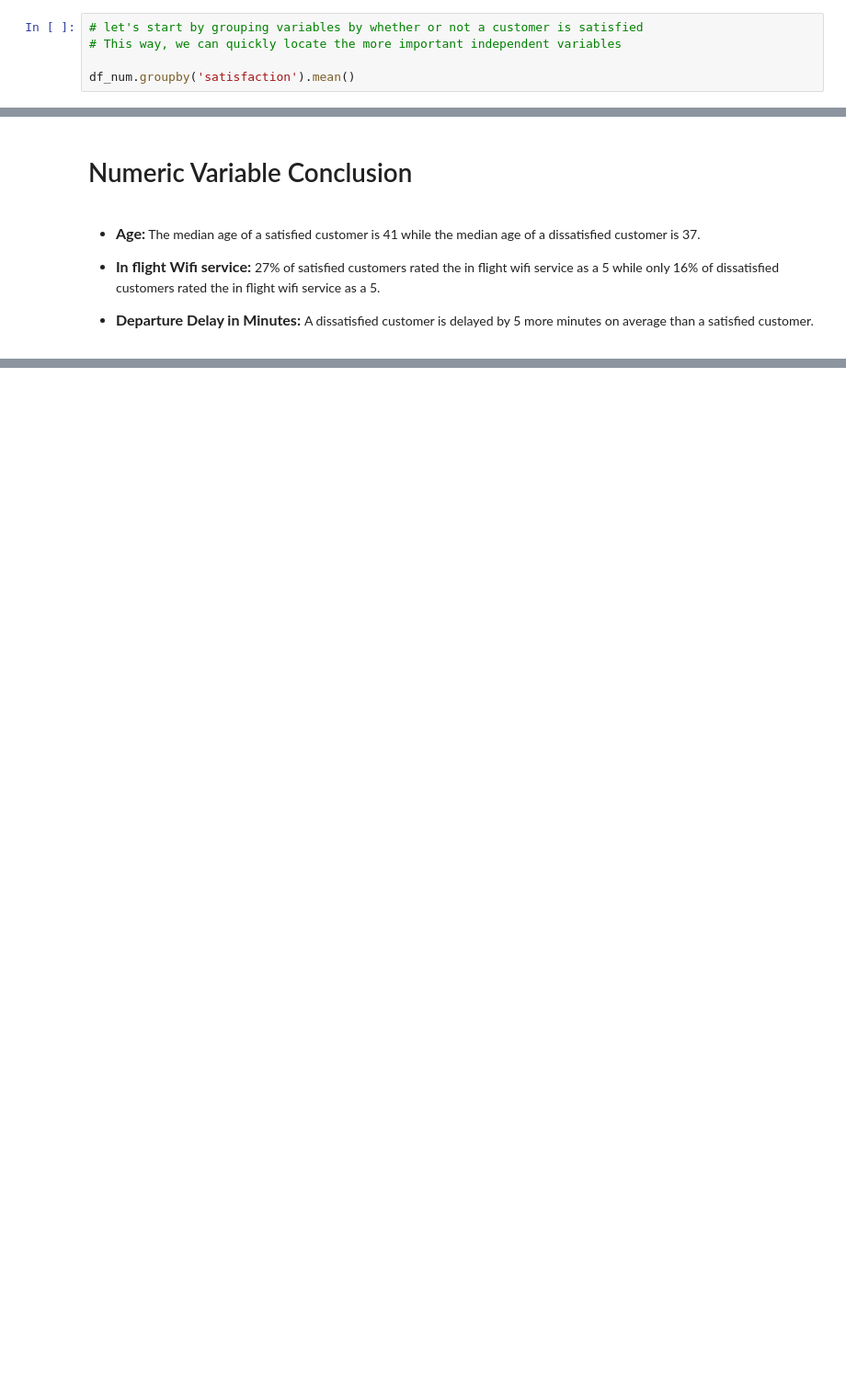
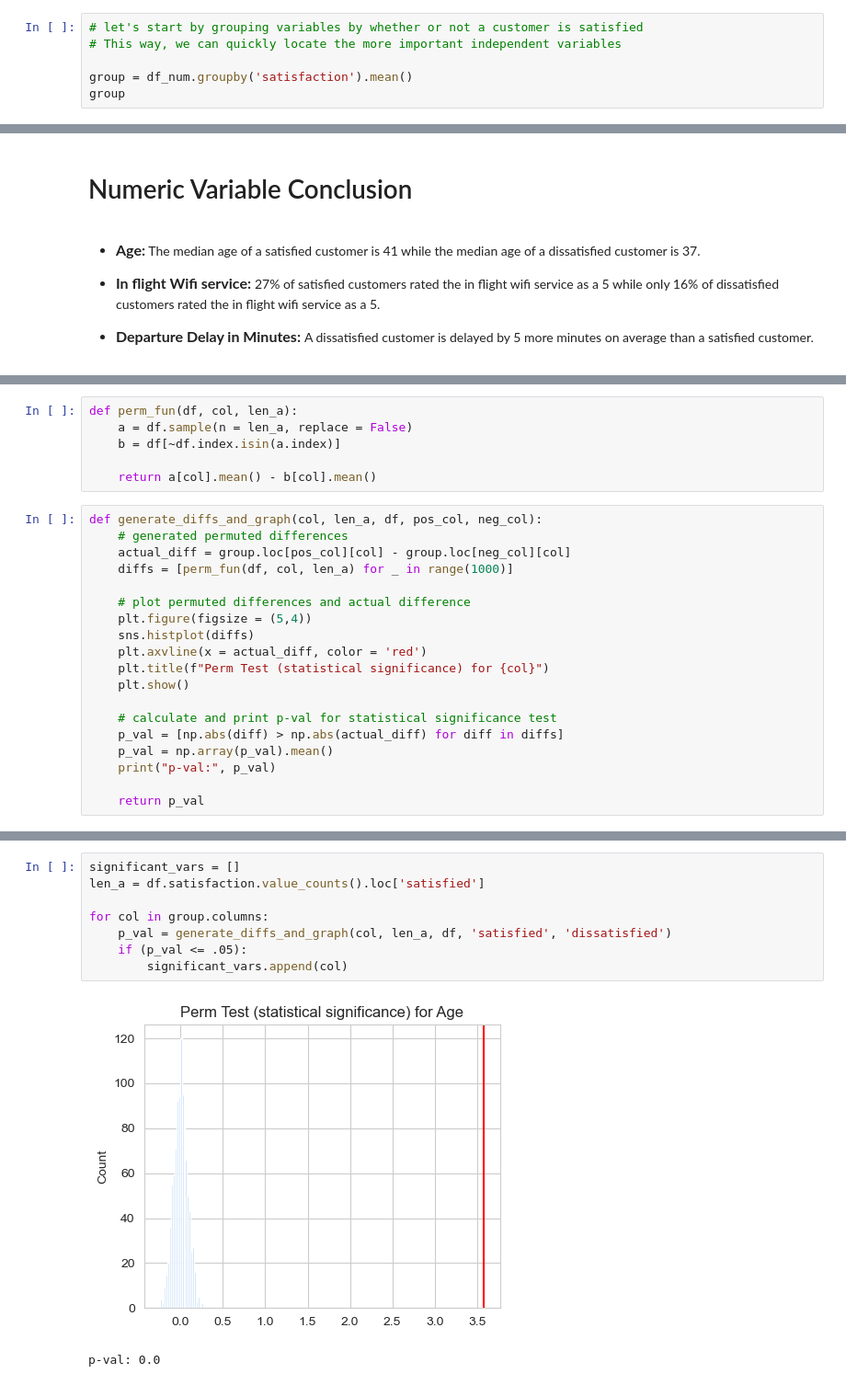
Before and after one commit to schlenkerc18/50-Weeks-50-Projects, a Jupyter notebook: Week 39/CustomerSatisfaction.ipynb, the cells around one changed output, grey strips where cells are left out. Shown: that part at 92% size. Cells and saved outputs as stored; diff of their text form; blank space fills up the shorter version.

```diff
--- a/Week 39/CustomerSatisfaction.ipynb
+++ b/Week 39/CustomerSatisfaction.ipynb
@@ -208,7 +219,8 @@ plt.show()
 # let's start by grouping variables by whether or not a customer is satisfied
 # This way, we can quickly locate the more important independent variables
 
-df_num.groupby('satisfaction').mean()
+group = df_num.groupby('satisfaction').mean()
+group
 # %% [output]
 |  | Age | FlightDistance | Seatcomfort | Departure/Arrivaltimeconvenient | Foodanddrink | Gatelocation | ... |
 | satisfaction |  |  |  |  |  |  | ... |
@@ -304,0 +319,25 @@ plt.show()
+# %%
+def perm_fun(df, col, len_a):
+    a = df.sample(n = len_a, replace = False)
+    b = df[~df.index.isin(a.index)]
+
+    return a[col].mean() - b[col].mean()
+# %%
+def generate_diffs_and_graph(col, len_a, df, pos_col, neg_col):
+    # generated permuted differences
+    actual_diff = group.loc[pos_col][col] - group.loc[neg_col][col]
+    diffs = [perm_fun(df, col, len_a) for _ in range(1000)]
+
+    # plot permuted differences and actual difference
+    plt.figure(figsize = (5,4))
+    sns.histplot(diffs)
+    plt.axvline(x = actual_diff, color = 'red')
+    plt.title(f"Perm Test (statistical significance) for {col}")
+    plt.show()
+
+    # calculate and print p-val for statistical significance test
+    p_val = [np.abs(diff) > np.abs(actual_diff) for diff in diffs]
+    p_val = np.array(p_val).mean()
+    print("p-val:", p_val)
+
+    return p_val
@@ -304,0 +349,11 @@ plt.show()
+# %%
+significant_vars = []
+len_a = df.satisfaction.value_counts().loc['satisfied']
+
+for col in group.columns:
+    p_val = generate_diffs_and_graph(col, len_a, df, 'satisfied', 'dissatisfied')
+    if (p_val <= .05):
+        significant_vars.append(col)
+# %% [output]
+[figure, added]
+p-val: 0.0
```
Also changed, not shown: parts of 24 cells of this notebook.
